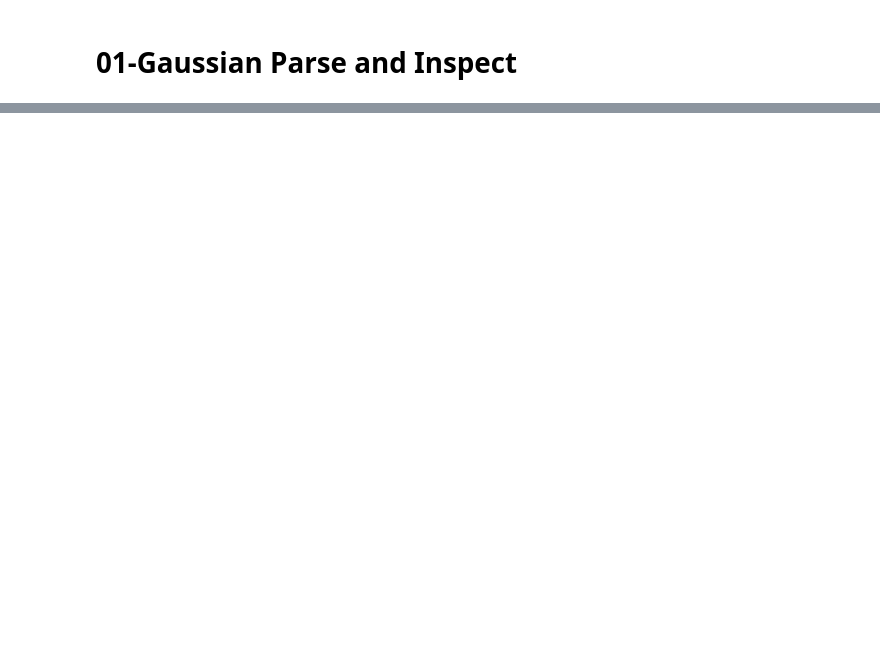
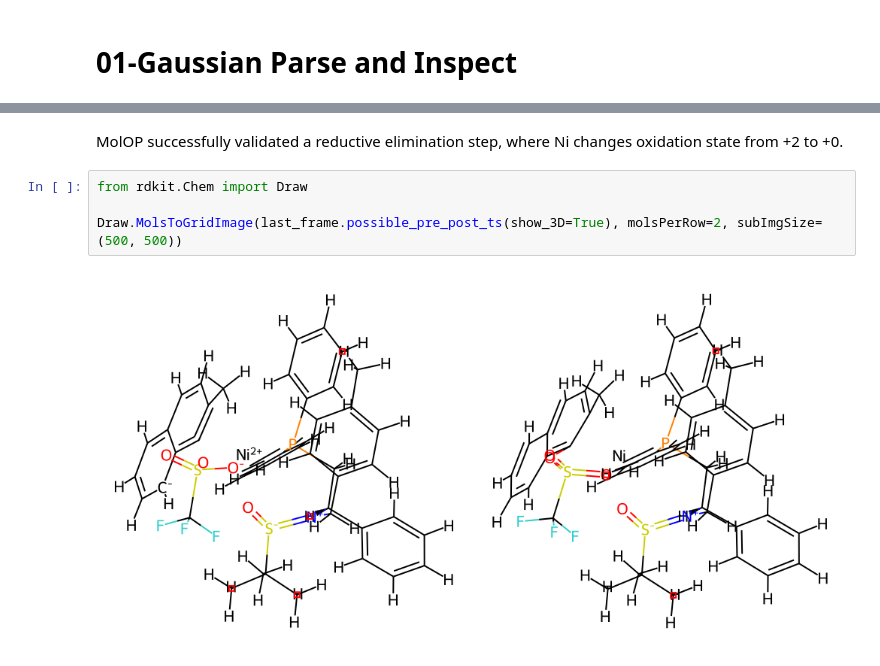
Before and after one commit to gentle1999/MolOP, a Jupyter notebook: docs/en/examples/01-gaussian-parse-and-inspect.ipynb, the cells around one changed output, grey strips where cells are left out. Cells and saved outputs as stored; diff of their text form; blank space fills up the shorter version.

```diff
--- a/docs/en/examples/01-gaussian-parse-and-inspect.ipynb
+++ b/docs/en/examples/01-gaussian-parse-and-inspect.ipynb
@@ -77,0 +270,8 @@ tests/test_files/g16log/2-TS1-Opt.log         106  False       True     False
+# %% [markdown]
+MolOP successfully validated a reductive elimination step, where Ni changes oxidation state from +2 to +0.
+# %%
+from rdkit.Chem import Draw
+
+Draw.MolsToGridImage(last_frame.possible_pre_post_ts(show_3D=True), molsPerRow=2, subImgSize=(500, 500))
+# %% [output]
+[figure, added]
```
Also changed, not shown: parts of 37 cells of this notebook, 2 other files.
